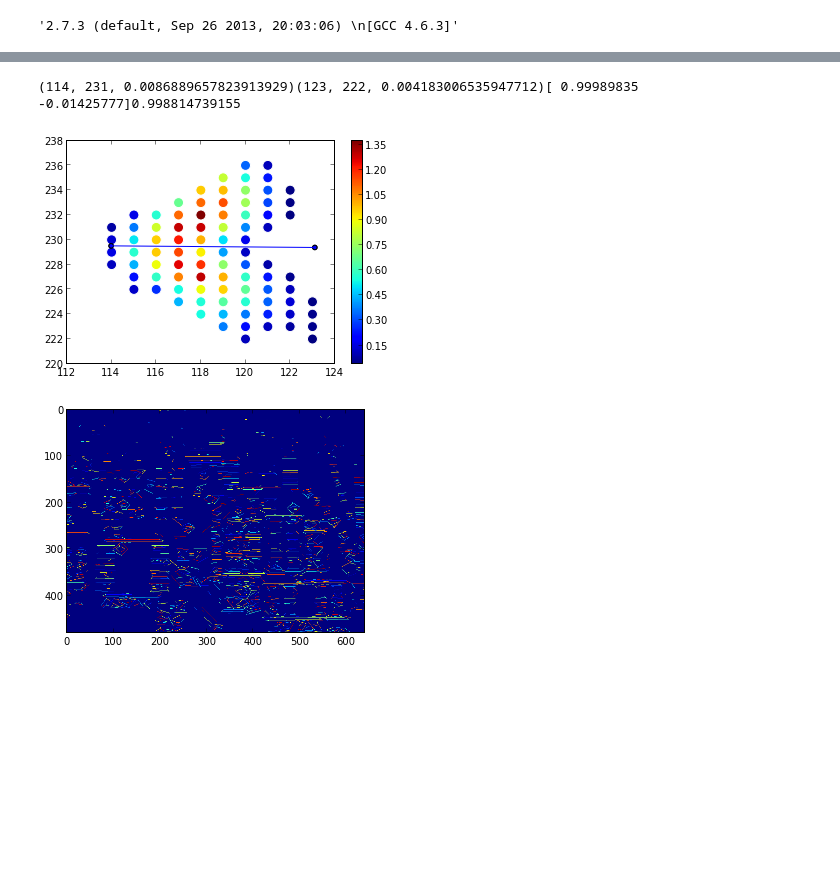
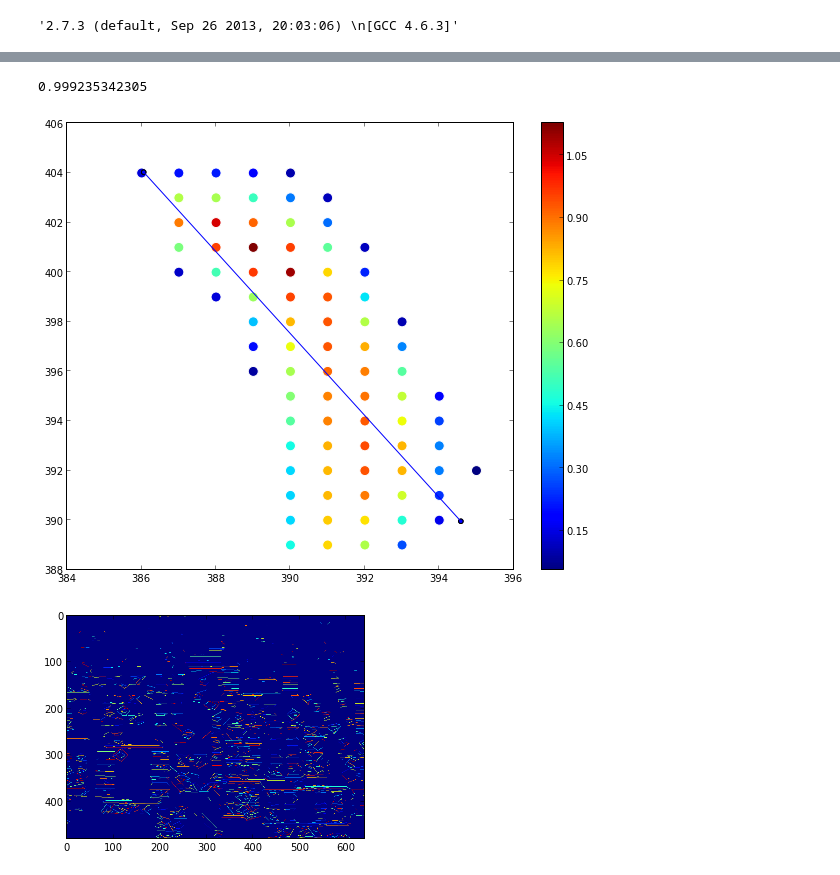
Before and after one commit to andrewjchen/pnp, a Jupyter notebook: notebook/tracker.ipynb, the cells around one changed output, grey strips where cells are left out. Saved outputs shown, nothing was run; the diff lists cells and outputs as text; code cells hidden in the pictures; blank space fills up the shorter version.

Commit message:
converted to ipython 1.1, added imsaves

```diff
--- a/notebook/tracker.ipynb
+++ b/notebook/tracker.ipynb
@@ -13,4 +26,6 @@ plt.imshow(image)
 [figure]
 # %%
-blurred = cv2.GaussianBlur(image, (5,5), 3)plt.imshow(blurred)
+blurred = cv2.GaussianBlur(image, (5,5), 3)
+plt.imshow(blurred)
+plt.imsave('tracker/01-blurred.png', blurred)
 # %% [output]
@@ -75,5 +312,15 @@ clustersID = np.zeros([480,640], dtype=float)for y in range(1, clustersID.shape[
 # %%
-for rep in clusters:    points = clusters[rep]    x, y, weights = np.asarray([[z[i] for z in clusters[rep]] for i in (0,1,2)])    #print x, y, weights    #do_regression(x, y, weights)    #print("rep={0}, points={1}".format(rep, points))
+for rep in clusters:
+    points = clusters[rep]
+    x, y, weights = np.asarray([[z[i] for z in clusters[rep]] for i in (0,1,2)])
+    #print x, y, weights
+    #do_regression(x, y, weights)
+    #print("rep={0}, points={1}".format(rep, points))
 # %%
-def do_regression(x, y, weights):    x = np.c_[x, np.ones(len(x))]    wls_model = sm.WLS(y, x, weights=weights)    results = wls_model.fit()    return results.params[0], results.params[1], results.rsquared    #return wls_model.fit().params
+def do_regression(x, y, weights):
+    x = np.c_[x, np.ones(len(x))]
+    wls_model = sm.WLS(y, x, weights=weights)
+    results = wls_model.fit()
+    return results.params[0], results.params[1], results.rsquared
+    #return wls_model.fit().params
 # %%
@@ -86,6 +351,30 @@ plt.hist(weights,bins=50)
+# %%
+pylab.rcParams['figure.figsize'] = (10.0, 8.0)
 # %%
-#rep = 217430rep = random.choice([k for k in clusters for x in clusters[k]])points = clusters[rep]x, y, weights = np.asarray([[z[i] for z in clusters[rep]] for i in (0,1,2)])#weights=np.ones(len(x))weights*=10params = do_regression(x, y, weights)#plt.plot(x,y, '.', )plt.scatter(x, y, c=weights,edgecolor='w', s=100)plt.colorbar()#plt.xlim((0, 640))#plt.ylim((0, 480))plt.hold(True)segment = getSegment(points, params)plt.scatter(segment[0][0], segment[0][1])plt.scatter(segment[1][0], segment[1][1])[plt.scatter(seg[0], seg[1]) for seg in segment]foo = np.linspace(segment[0][0],segment[1][0],200)foo2 = params[0]*foo + params[1]plt.plot(foo,foo2,'-')print params[2]
+#rep = 217430
+rep = random.choice([k for k in clusters for x in clusters[k]])
+points = clusters[rep]
+x, y, weights = np.asarray([[z[i] for z in clusters[rep]] for i in (0,1,2)])
+#weights=np.ones(len(x))
+weights*=10
+params = do_regression(x, y, weights)
+
+
+#plt.plot(x,y, '.', )
+plt.scatter(x, y, c=weights,edgecolor='w', s=100)
+plt.colorbar()
+#plt.xlim((0, 640))
+#plt.ylim((0, 480))
+plt.hold(True)
+segment = getSegment(points, params)
+plt.scatter(segment[0][0], segment[0][1])
+plt.scatter(segment[1][0], segment[1][1])
+[plt.scatter(seg[0], seg[1]) for seg in segment]
+foo = np.linspace(segment[0][0],segment[1][0],200)
+foo2 = params[0]*foo + params[1]
+plt.plot(foo,foo2,'-')
+print params[2]
 # %% [output]
-(114, 231, 0.0086889657823913929)(123, 222, 0.004183006535947712)[ 0.99989835 -0.01425777]0.998814739155
+0.999235342305
-[figure, old version]
+[figure, new version]
 # %%
@@ -95,4 +417,23 @@ def getSegment(points, params):    """ returns the two points that describe the
 # %%
-segmentsMat = np.zeros([480,640], dtype=float)#rep = 217430#rep = random.choice([k for k in clusters for x in clusters[k]])for rep in clusters:    points = clusters[rep]    x, y, weights = np.asarray([[z[i] for z in clusters[rep]] for i in (0,1,2)])    #weights=np.ones(len(x))    weights*=10    params = do_regression(x, y, weights)    if (params[2] > .999):        segs = getSegment(points, params)        pta = int(segs[0][0]), int(segs[0][1])        ptb = int(segs[1][0]), int(segs[1][1])        cv2.line(segmentsMat, pta, ptb, rand())            implot = plt.imshow(segmentsMat)#implot.set_cmap('gray')
+segmentsMat = np.zeros([480,640], dtype=float)
+
+
+#rep = 217430
+#rep = random.choice([k for k in clusters for x in clusters[k]])
+for rep in clusters:
+    points = clusters[rep]
+    x, y, weights = np.asarray([[z[i] for z in clusters[rep]] for i in (0,1,2)])
+    #weights=np.ones(len(x))
+    weights*=10
+    params = do_regression(x, y, weights)
+    if (params[2] > .999):
+        segs = getSegment(points, params)
+        pta = int(segs[0][0]), int(segs[0][1])
+        ptb = int(segs[1][0]), int(segs[1][1])
+        cv2.line(segmentsMat, pta, ptb, rand())
+
+implot = plt.imshow(segmentsMat)
+plt.imsave('tracker/09-features.png', segmentsMat)
+#implot.set_cmap('gray')
 # %% [output]
-[figure, old version]
+[figure, new version]
```
Also changed, not shown: parts of 23 cells of this notebook.
